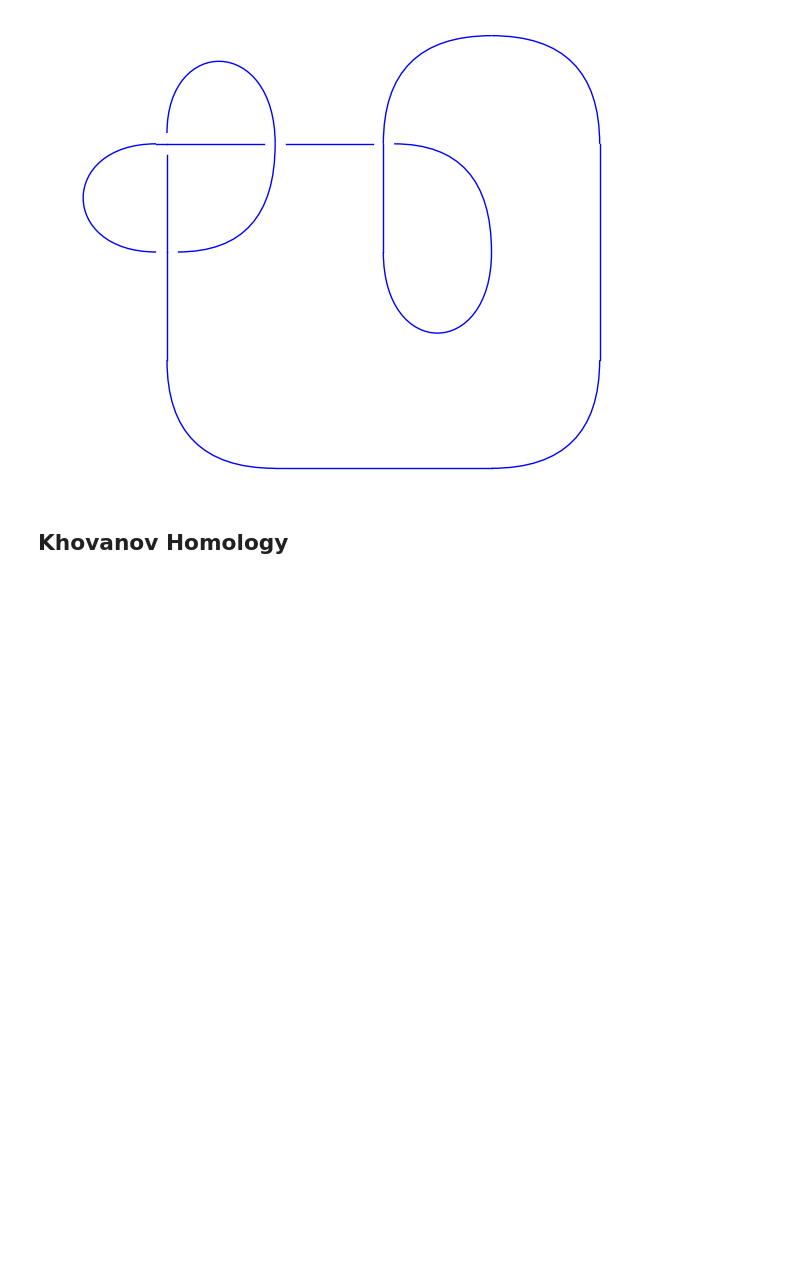
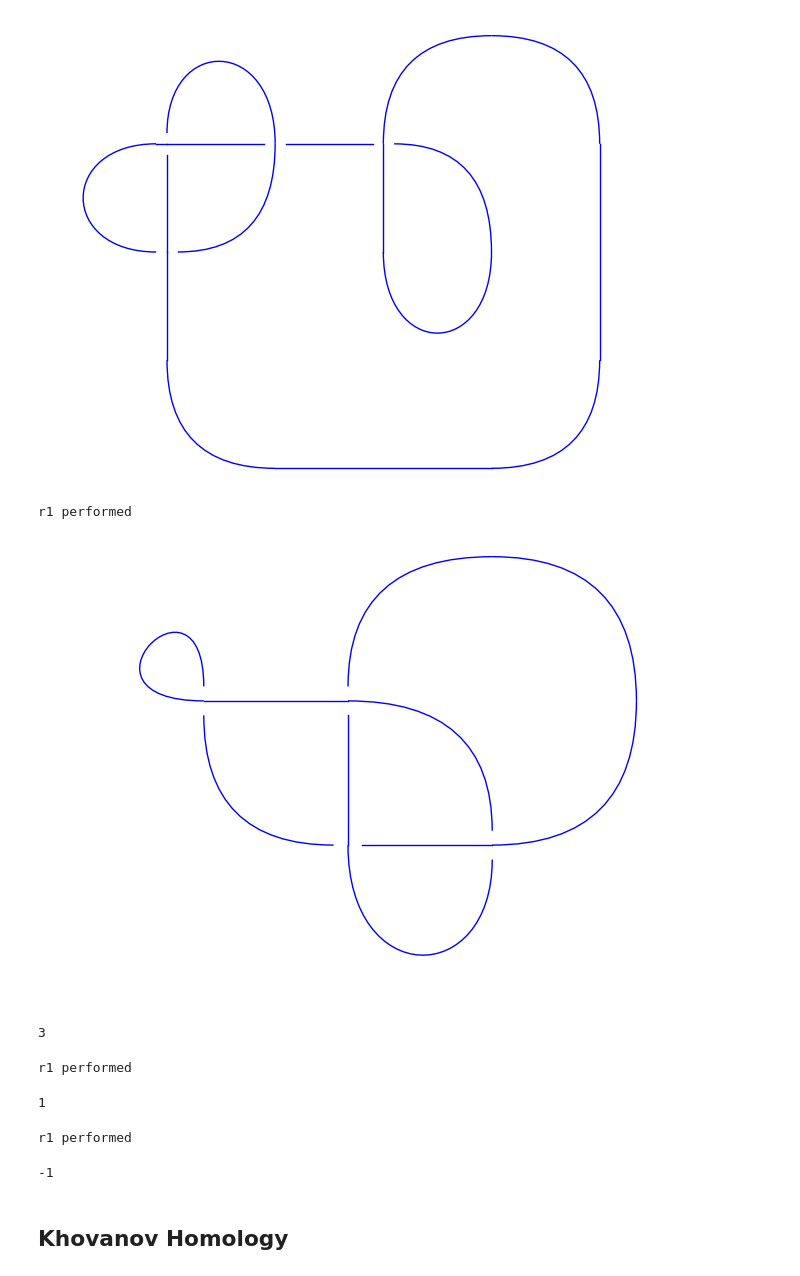
Before and after one commit to JulesGB/KhovanovHomologyOfNonOrientableSurfaces, a Jupyter notebook: kh_testing.ipynb, the cells around one changed output. Saved outputs shown, nothing was run; the diff lists cells and outputs as text; code cells hidden in the pictures; blank space fills up the shorter version.

```diff
--- a/kh_testing.ipynb
+++ b/kh_testing.ipynb
@@ -26,3 +26,8 @@ R1(K,0,-1).plot()
 # %% [output]
 r1 performed
 [figure]
+# %%
+R1(K,1).plot()
+# %% [output]
+r1 performed
+[figure, added]
@@ -29,3 +37,17 @@ r1 performed
+# %%
+K.writhe()
+# %% [output]
+3
+# %%
+normal_euler_num(K, R1(K, 0))
+# %% [output]
+r1 performed
+1
+# %%
+normal_euler_num(K, R1(K, 0, sign=-1))
+# %% [output]
+r1 performed
+-1
 # %% [markdown]
 ## Khovanov Homology
 # %%
```
Also changed, not shown: parts of 4 cells of this notebook, 1 other file.
